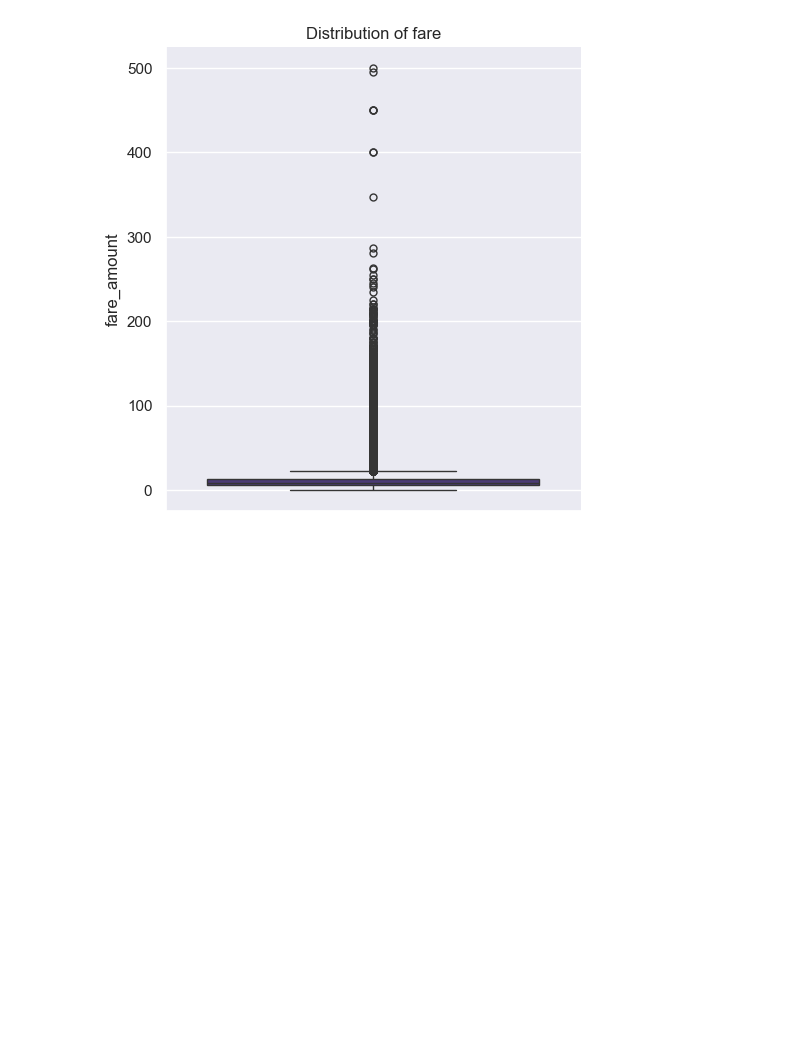
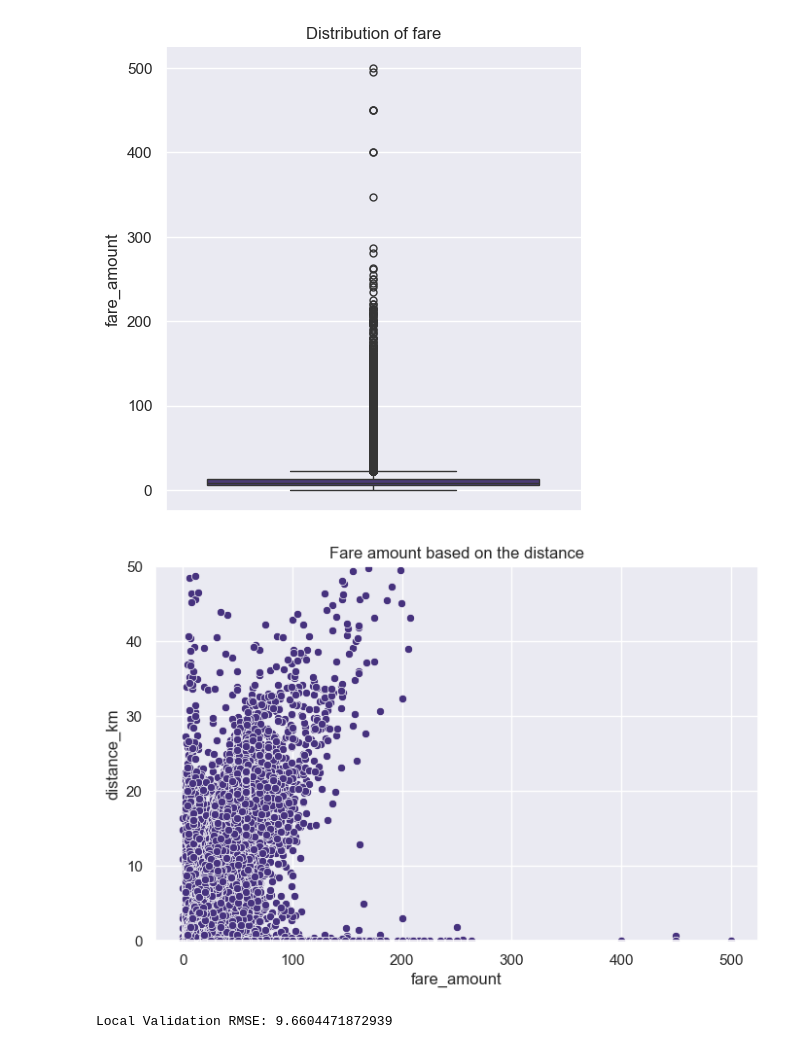
Before and after one commit to aguchhait-stack/nyc-taxi-fare-prediction, a Jupyter notebook: nyc-taxi-fare-prediction.ipynb, the cells around one changed output. Drawn from its saved outputs; the diff is of its cells as text; code cells hidden in the pictures; blank space fills up the shorter version.

Commit message:
Adding haversign distance

```diff
--- a/nyc-taxi-fare-prediction.ipynb
+++ b/nyc-taxi-fare-prediction.ipynb
@@ -163,3 +173,64 @@ plt.title("Distribution of fare")
 plt.show()
 # %% [output]
 [figure]
+# %%
+def haversign_distance(lat1,lat2,lon1,lon2):
+    """
+    d = 2R · arcsin( √[ sin²((lat₂ - lat₁)/2) + cos(lat₁)·cos(lat₂)·sin²((lon₂ - lon₁)/2) ] )
+    6371 is earth radius in Km
+    """
+    lat1,lat2,lon1,lon2 = map(np.radians,[lat1,lat2,lon1,lon2])
+    dlat = lat2-lat1
+    dlon = lon2-lon1
+    # Haversine formula
+    a = np.sin(dlat/2)**2 + np.cos(lat1) * np.cos(lat2) * np.sin(dlon/2)**2
+    c = 2 * np.arcsin(np.sqrt(a))
+    return c* 6371
+train_clean["distance_km"]= haversign_distance(train_clean['pickup_latitude'],
+                                               train_clean['dropoff_latitude'],
+                                               train_clean['pickup_longitude'],
+                                               train_clean['dropoff_longitude'])
+# %%
+sns.scatterplot(y="distance_km",x="fare_amount",data=train_clean)
+plt.title('Fare amount based on the distance')
+plt.ylim([0,50])
+plt.show()
+# %% [output]
+[figure, added]
+# %%
+feature = train_clean[["passenger_count","year","month","hour","distance_km"]]
+model = LinearRegression()
+
+# 1. Spliting cleaned data by 80% train and 20% validation
+X_train, X_val, y_train, y_val = train_test_split(
+    feature, train_clean["fare_amount"], test_size=0.2, random_state=42
+)
+# 2. Train the model on the smaller training slice
+model.fit(X_train, y_train)
+
+# 3. Predict on the validation slice
+val_predictions = model.predict(X_val)
+
+# 4. Calculate RMSE
+rmse = np.sqrt(mean_squared_error(y_val, val_predictions))
+print(f"Local Validation RMSE: {rmse}")
+
+
+# 5 Now for Kaglle submission
+
+model.fit(X=feature,y=train_clean["fare_amount"])
+test['pickup_datetime'] = pd.to_datetime(test['pickup_datetime'])
+test['year'] = test['pickup_datetime'].dt.year
+test['month'] = test['pickup_datetime'].dt.month
+test['hour'] = test['pickup_datetime'].dt.hour
+test["distance_km"]=haversign_distance(test['pickup_latitude'],
+                                               test['dropoff_latitude'],
+                                               test['pickup_longitude'],
+                                               test['dropoff_longitude'])
+
+# Select the same columns used during model.fit()
+test_features = test[["passenger_count", "year", "month", "hour","distance_km"]]
+test["fare_amount"] = model.predict(test_features)
+test[["key","fare_amount"]].to_csv('submission.csv', index=False)
+# %% [output]
+Local Validation RMSE: 9.6604471872939
```
Also changed, not shown: parts of 4 cells of this notebook, 1 other file.
